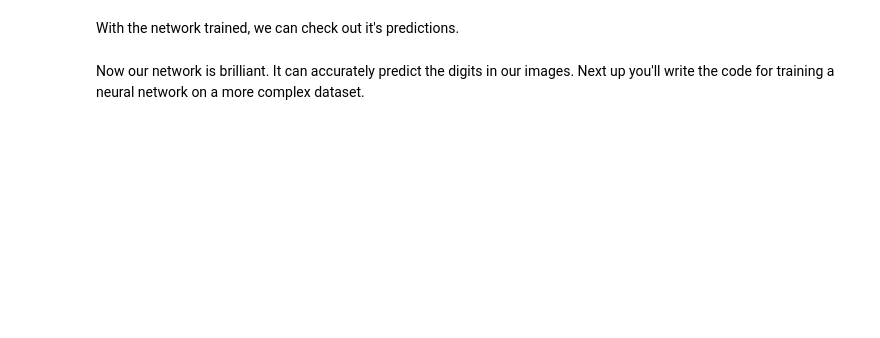
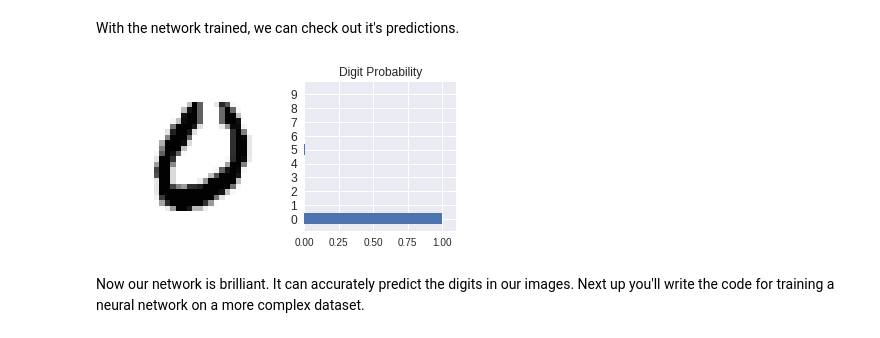
Before and after one commit to udacity/deep-learning-v2-pytorch, a Jupyter notebook: intro-to-pytorch/Part 3 - Training Neural Networks (Exercises).ipynb, the cells around one changed output. Saved outputs shown, nothing was run; the diff lists cells and outputs as text; code cells hidden in the pictures; blank space fills up the shorter version.

```diff
--- a/intro-to-pytorch/Part 3 - Training Neural Networks (Exercises).ipynb
+++ b/intro-to-pytorch/Part 3 - Training Neural Networks (Exercises).ipynb
@@ -263,18 +346,37 @@ for e in range(epochs):
+# %%
+import matplotlib.pyplot as plt
+import numpy as np
+
+def view_classify(img, ps):
+    ''' Function for viewing an image and it's predicted classes.
+    '''
+    ps = ps.data.numpy().squeeze()
+
+    fig, (ax1, ax2) = plt.subplots(figsize=(6,7), ncols=2)
+    ax1.imshow(img.numpy().squeeze())
+    ax1.axis('off')
+    ax2.barh(np.arange(10), ps)
+    ax2.set_aspect(0.1)
+    ax2.set_yticks(np.arange(10))
+    ax2.set_yticklabels(np.arange(10).astype(int), size='large');
+    ax2.set_title('Digit Probability')
+    ax2.set_xlim(0, 1.1)
 # %% [markdown]
 With the network trained, we can check out it's predictions.
 # %%
 %matplotlib inline
-import helper
 
 images, labels = next(iter(trainloader))
 
 img = images[0].view(1, 784)
 # Turn off gradients to speed up this part
 with torch.no_grad():
     logits = model.forward(img)
 
 # Output of the network are logits, need to take softmax for probabilities
 ps = F.softmax(logits, dim=1)
-helper.view_classify(img.view(1, 28, 28), ps)
+view_classify(img.view(1, 28, 28), ps)
+# %% [output]
+[figure, added]
 # %% [markdown]
 Now our network is brilliant. It can accurately predict the digits in our images. Next up you'll write the code for training a neural network on a more complex dataset.
```
Also changed, not shown: parts of 16 cells of this notebook.
